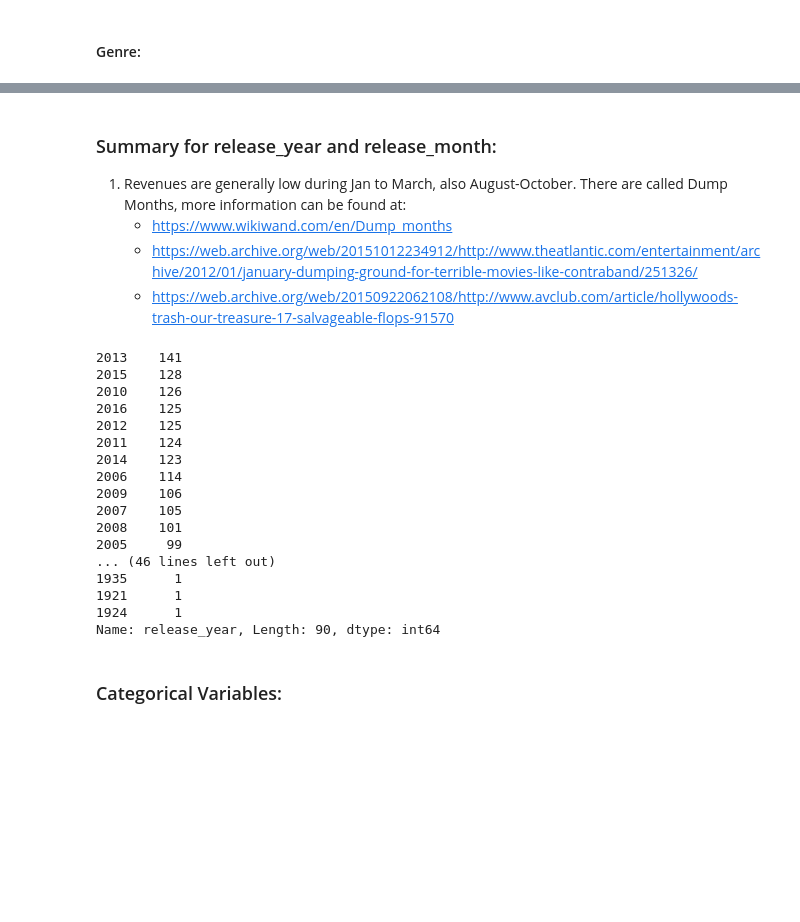
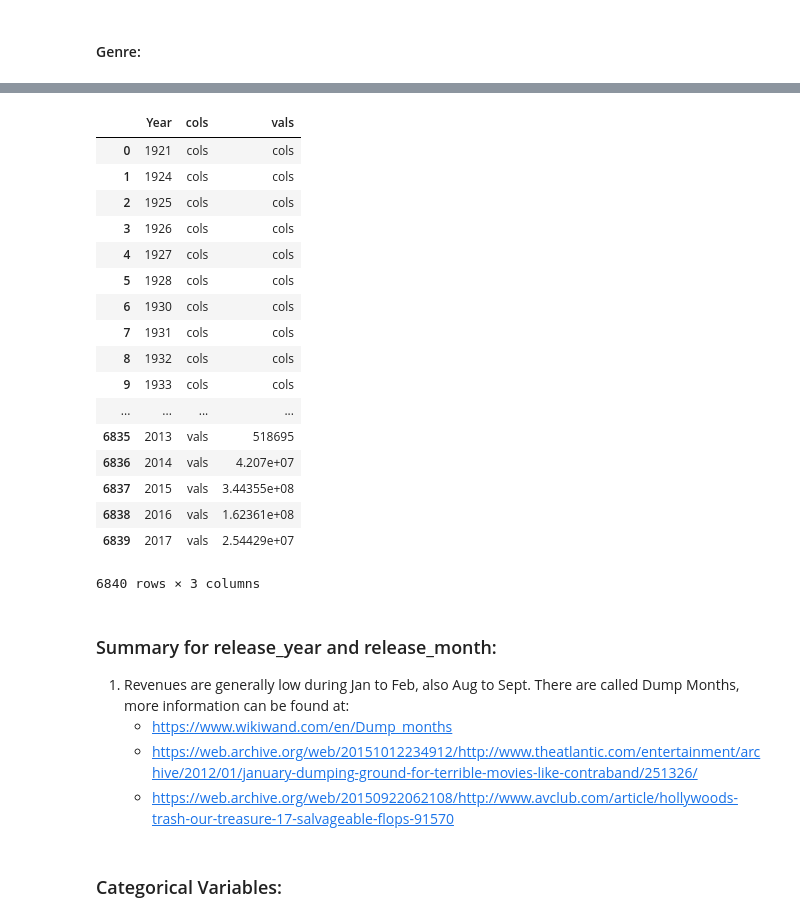
Before and after one commit to AmazingSean/kaggle_box_office, a Jupyter notebook: box_office_pred/src/Untitled.ipynb, the cells around one changed output, grey strips where cells are left out. Cells and saved outputs as stored; diff of their text form; code cells hidden in the pictures; blank space fills up the shorter version.

```diff
--- a/box_office_pred/src/Untitled.ipynb
+++ b/box_office_pred/src/Untitled.ipynb
@@ -307,29 +371,30 @@ A trend can be identified by comparing monthly number of movies released and mon
+# %%
+genre_avg_rev_by_year
+# %% [output]
+|  | Year | cols | vals |
+| 0 | 1921 | cols | cols |
+| 1 | 1924 | cols | cols |
+| 2 | 1925 | cols | cols |
+| 3 | 1926 | cols | cols |
+| 4 | 1927 | cols | cols |
+| 5 | 1928 | cols | cols |
+| 6 | 1930 | cols | cols |
+| 7 | 1931 | cols | cols |
+| 8 | 1932 | cols | cols |
+| 9 | 1933 | cols | cols |
+| ... | ... | ... | ... |
+| 6835 | 2013 | vals | 518695 |
+| 6836 | 2014 | vals | 4.207e+07 |
+| 6837 | 2015 | vals | 3.44355e+08 |
+| 6838 | 2016 | vals | 1.62361e+08 |
+| 6839 | 2017 | vals | 2.54429e+07 |
+6840 rows × 3 columns
 # %% [markdown]
 ### Summary for release_year and release_month:
-1. Revenues are generally low during Jan to March, also August-October. There are called Dump Months, more information can be found at:
+1. Revenues are generally low during Jan to Feb, also Aug to Sept. There are called Dump Months, more information can be found at:
     - https://www.wikiwand.com/en/Dump_months
     - https://web.archive.org/web/20151012234912/http://www.theatlantic.com/entertainment/archive/2012/01/january-dumping-ground-for-terrible-movies-like-contraband/251326/
     - https://web.archive.org/web/20150922062108/http://www.avclub.com/article/hollywoods-trash-our-treasure-17-salvageable-flops-91570
-# %%
-train['release_year'].value_counts()
-# %% [output]
-2013    141
-2015    128
-2010    126
-2016    125
-2012    125
-2011    124
-2014    123
-2006    114
-2009    106
-2007    105
-2008    101
-2005     99
-... (46 lines left out)
-1935      1
-1921      1
-1924      1
-Name: release_year, Length: 90, dtype: int64
 # %% [markdown]
 ### Categorical Variables:
 # %% [markdown]
```
Also changed, not shown: parts of 15 cells of this notebook, 1 other file.
